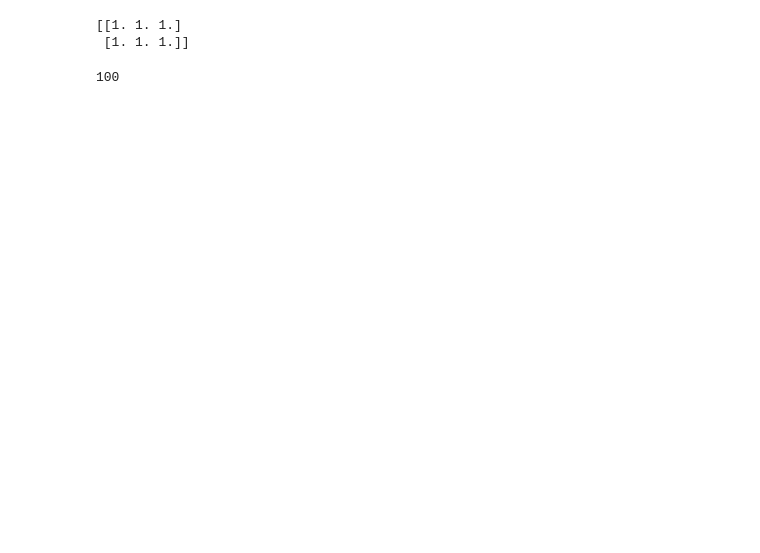
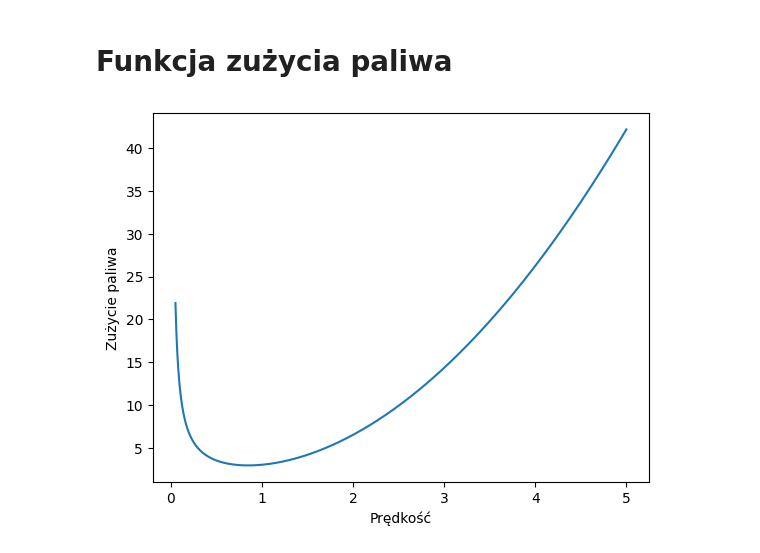
Before and after one commit to Orion1188/praca_inzynierska, a Jupyter notebook: praca_inzynierska.ipynb, the cells around one changed output. Cells and saved outputs as stored; diff of their text form; code cells hidden in the pictures; blank space fills up the shorter version.

```diff
--- a/praca_inzynierska.ipynb
+++ b/praca_inzynierska.ipynb
@@ -12,11 +13,13 @@ ns_model.nagel_schreckenberg_simulation(size=30, steps=30, colored_heatmap=True)
-# %%
-import numpy as np
-a = np.ones((2, 3))
-print(a)
-np.size(a, 0)
-
--900 % 1000
-# %% [output]
-[[1. 1. 1.]
- [1. 1. 1.]]
-100
+# %% [markdown]
+# Funkcja zużycia paliwa
+# %%
+fuel = lambda v: 2 * v**2 - 2 * v + 2 + 1 / v
+
+x = np.linspace(0.05, 5, 10**3)
+y = fuel(x)
+plt.plot(x, y)
+plt.xlabel('Prędkość')
+plt.ylabel('Zużycie paliwa')
+plt.show()
+# %% [output]
+[figure, added]
```
Also changed, not shown: parts of 4 cells of this notebook, 5 other files.
